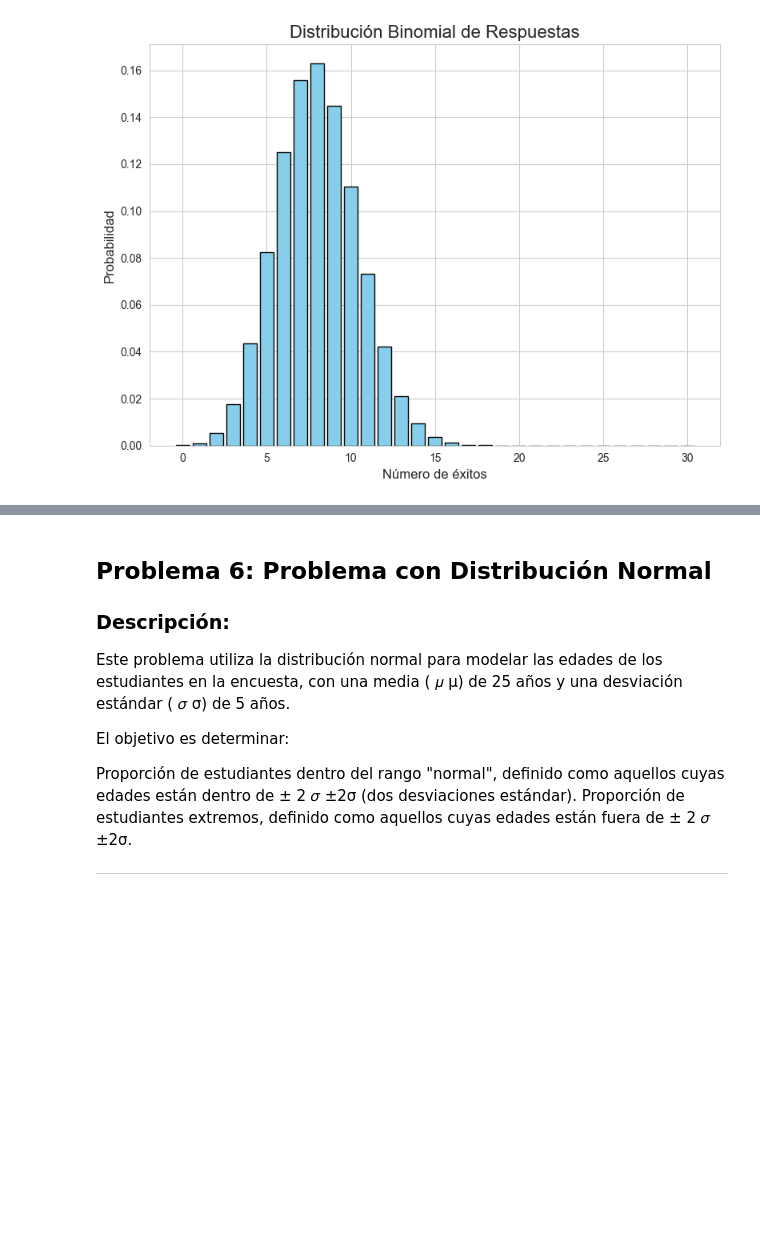
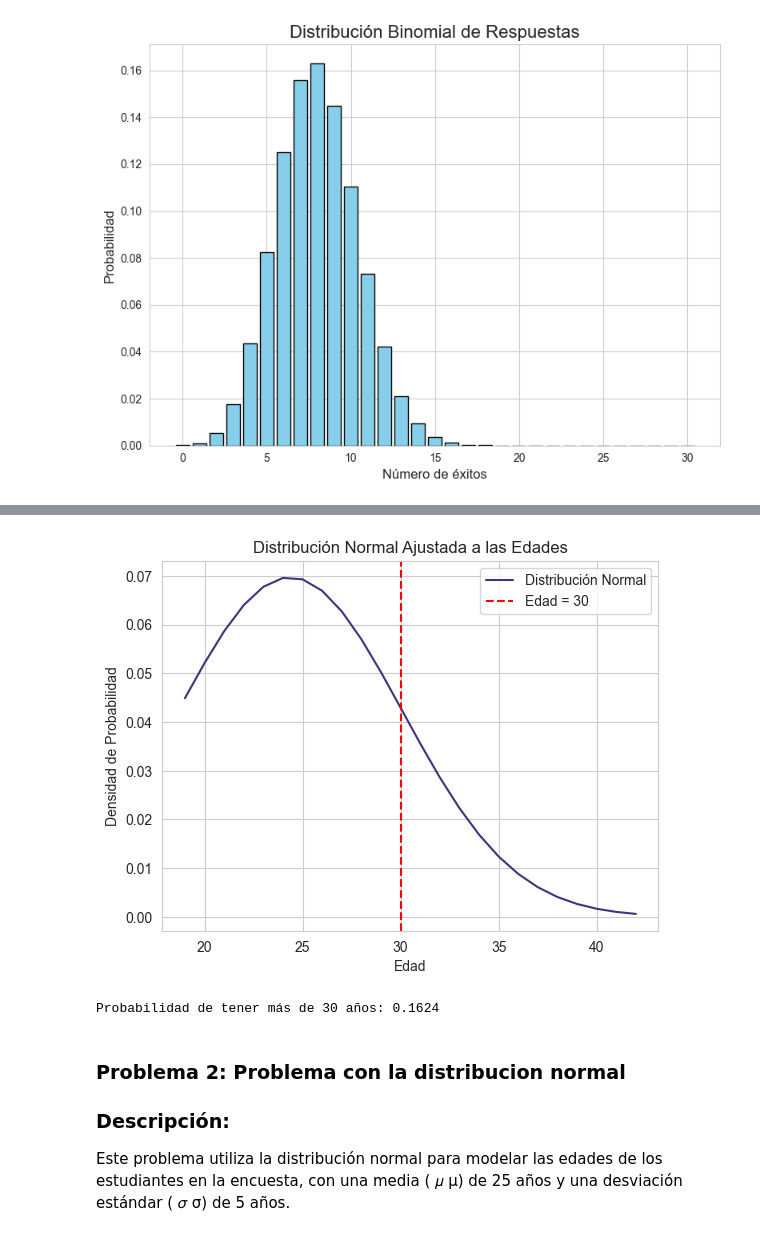
Before and after one commit to IrvinngB/Examen-Estadistica, a Jupyter notebook: Probabilidad.ipynb, the cells around one changed output, grey strips where cells are left out. Cells and saved outputs as stored; diff of their text form; code cells hidden in the pictures; blank space fills up the shorter version.

```diff
--- a/Probabilidad.ipynb
+++ b/Probabilidad.ipynb
@@ -15,14 +5,13 @@ En este notebook, realizaremos un análisis de probabilidades utilizando los dat
 # %%
-# Importar librerías necesarias
 import pandas as pd
 import numpy as np
 import matplotlib.pyplot as plt
 import seaborn as sns
 
-# Configurar estilo de gráficos
-sns.set_style("whitegrid")
-sns.set_palette("viridis")
+sns.set_style('whitegrid')
+sns.set_palette('viridis')
 
 # Cargar los datos
-file_path = "Respuestas.xlsx"  # Ruta del archivo
-df = pd.read_excel(file_path, sheet_name="Respuestas de formulario 1")
+file_path = 'Respuestas.xlsx'
+sheet_name = 'Respuestas de formulario 1'
+df = pd.read_excel(file_path, sheet_name=sheet_name)
@@ -370,5 +119,33 @@ La comparación de los datos reales con una distribución normal ajustada permit
+# %%
+
+from scipy.stats import norm
+
+# Parámetros para la distribución normal
+mu = df['Edad'].mean()
+sigma = df['Edad'].std()
+
+# Calcular probabilidad de más de 30 años
+prob_mas_30 = 1 - norm.cdf(30, loc=mu, scale=sigma)
+
+# Crear gráfico
+x = range(int(df['Edad'].min()), int(df['Edad'].max()) + 1)
+pdf = norm.pdf(x, loc=mu, scale=sigma)
+
+plt.plot(x, pdf, label='Distribución Normal')
+plt.axvline(30, color='red', linestyle='dashed', label='Edad = 30')
+plt.title("Distribución Normal Ajustada a las Edades")
+plt.xlabel("Edad")
+plt.ylabel("Densidad de Probabilidad")
+plt.legend()
+plt.show()
+
+# Mostrar resultado
+print(f"Probabilidad de tener más de 30 años: {prob_mas_30:.4f}")
+# %% [output]
+[figure, added]
+Probabilidad de tener más de 30 años: 0.1624
 # %% [markdown]
-## **Problema 6:  Problema con Distribución Normal**
+### Problema 2: Problema con la distribucion normal
 
 ### Descripción:
 Este problema utiliza la distribución normal para modelar las edades de los estudiantes en la encuesta, con una media (
@@ -376,22 +153,6 @@ Este problema utiliza la distribución normal para modelar las edades de los est
 μ) de 25 años y una desviación estándar (
 𝜎
 σ) de 5 años.
-
-El objetivo es determinar:
-
-Proporción de estudiantes dentro del rango "normal", definido como aquellos cuyas edades están dentro de
-±
-2
-𝜎
-±2σ (dos desviaciones estándar).
-Proporción de estudiantes extremos, definido como aquellos cuyas edades están fuera de
-±
-2
-𝜎
-±2σ.
-
-
----
 # %%
 import numpy as np
 from scipy.stats import norm
```
Also changed, not shown: parts of 27 cells of this notebook, 3 other files.
